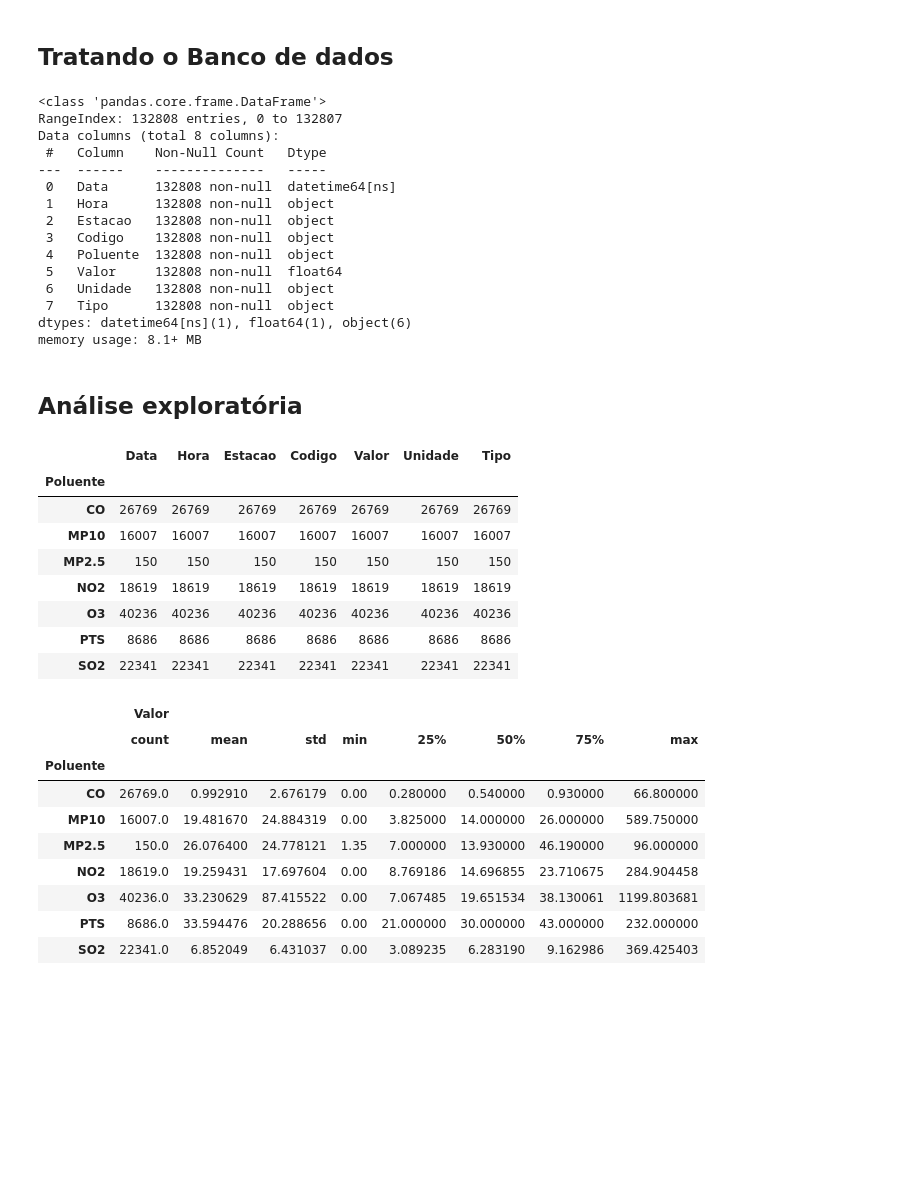
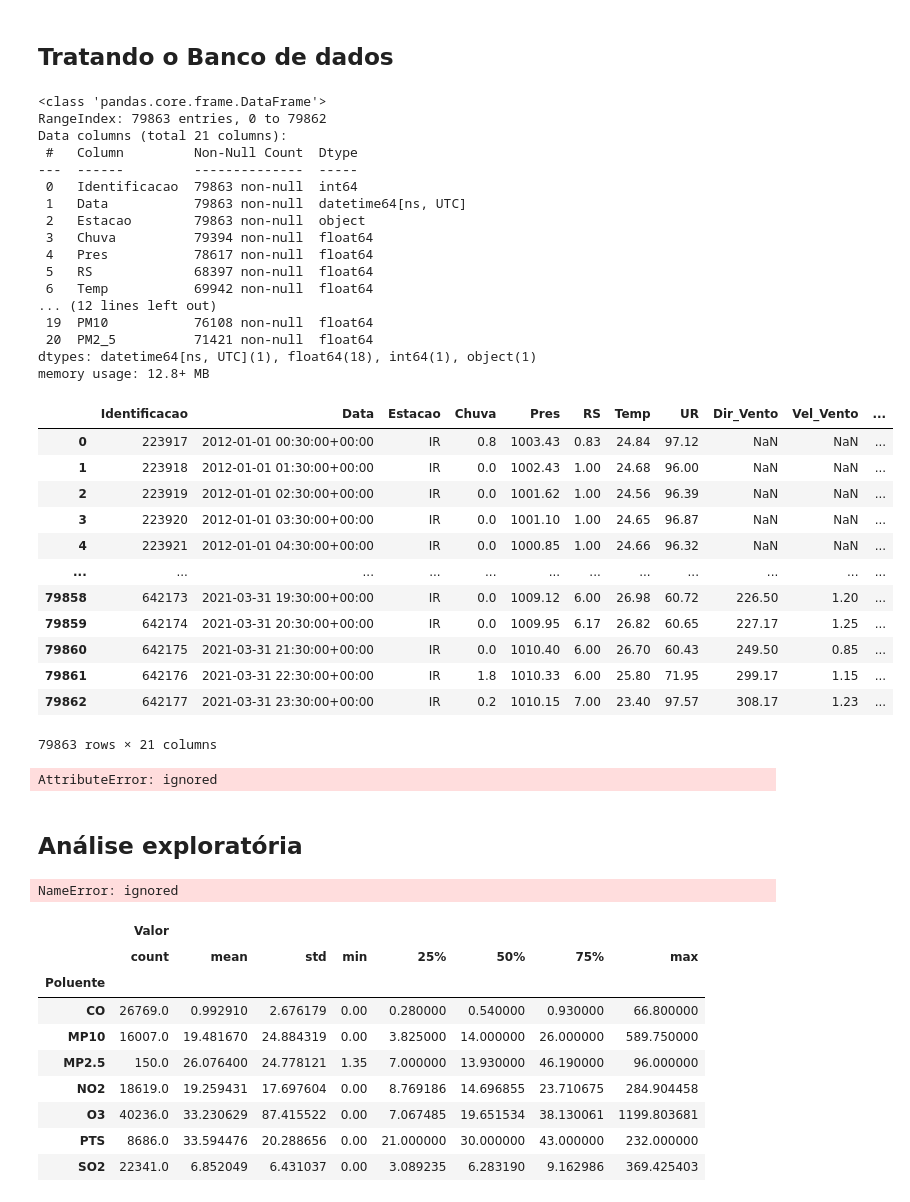
Before and after one commit to Luciahelenasantos/POS_GRADUACAO_PUC, a Jupyter notebook: MVP/Projeto_Split1a.ipynb, the cells around one changed output. Saved outputs shown, nothing was run; the diff lists cells and outputs as text; code cells hidden in the pictures; blank space fills up the shorter version.

```diff
--- a/MVP/Projeto_Split1a.ipynb
+++ b/MVP/Projeto_Split1a.ipynb
@@ -21,4 +21,4 @@ os.chdir('/content/drive/My Drive/')
 # %% [output]
 Mounted at /content/drive
 # %%
-dadoar = pd.read_csv('dados/2020RJ1RIO.csv', delimiter = ';')
+dadoarIR = pd.read_csv('dados/EstacaoIR20122021.csv', delimiter = ';')
@@ -64,4 +68,4 @@ print(dadoar)
 ## Tratando o Banco de dados
 # %%
 # Alterando o atributo Data de str para formato data
-dadoar['Data'] = pd.to_datetime(dadoar['Data'])
+dadoarIR['Data'] = pd.to_datetime(dadoarIR['Data'])
@@ -71,44 +72,57 @@ dadoar['Hora'] = pd.to_datetime(dadoar['Hora'],format= '%H:%M').dt.time
 # %%
-dadoar.info()
+dadoarIR.info()
 # %% [output]
 <class 'pandas.core.frame.DataFrame'>
-RangeIndex: 132808 entries, 0 to 132807
-Data columns (total 8 columns):
- #   Column    Non-Null Count   Dtype
----  ------    --------------   -----
- 0   Data      132808 non-null  datetime64[ns]
- 1   Hora      132808 non-null  object
- 2   Estacao   132808 non-null  object
- 3   Codigo    132808 non-null  object
- 4   Poluente  132808 non-null  object
- 5   Valor     132808 non-null  float64
- 6   Unidade   132808 non-null  object
- 7   Tipo      132808 non-null  object
-dtypes: datetime64[ns](1), float64(1), object(6)
-memory usage: 8.1+ MB
+RangeIndex: 79863 entries, 0 to 79862
+Data columns (total 21 columns):
+ #   Column         Non-Null Count  Dtype
+---  ------         --------------  -----
+ 0   Identificacao  79863 non-null  int64
+ 1   Data           79863 non-null  datetime64[ns, UTC]
+ 2   Estacao        79863 non-null  object
+ 3   Chuva          79394 non-null  float64
+ 4   Pres           78617 non-null  float64
+ 5   RS             68397 non-null  float64
+ 6   Temp           69942 non-null  float64
+... (12 lines left out)
+ 19  PM10           76108 non-null  float64
+ 20  PM2_5          71421 non-null  float64
+dtypes: datetime64[ns, UTC](1), float64(18), int64(1), object(1)
+memory usage: 12.8+ MB
+# %%
+dadoarIR
+# %% [output]
+|  | Identificacao | Data | Estacao | Chuva | Pres | RS | Temp | UR | Dir_Vento | Vel_Vento | ... |
+| 0 | 223917 | 2012-01-01 00:30:00+00:00 | IR | 0.8 | 1003.43 | 0.83 | 24.84 | 97.12 | NaN | NaN | ... |
+| 1 | 223918 | 2012-01-01 01:30:00+00:00 | IR | 0.0 | 1002.43 | 1.00 | 24.68 | 96.00 | NaN | NaN | ... |
+| 2 | 223919 | 2012-01-01 02:30:00+00:00 | IR | 0.0 | 1001.62 | 1.00 | 24.56 | 96.39 | NaN | NaN | ... |
+| 3 | 223920 | 2012-01-01 03:30:00+00:00 | IR | 0.0 | 1001.10 | 1.00 | 24.65 | 96.87 | NaN | NaN | ... |
+| 4 | 223921 | 2012-01-01 04:30:00+00:00 | IR | 0.0 | 1000.85 | 1.00 | 24.66 | 96.32 | NaN | NaN | ... |
+| ... | ... | ... | ... | ... | ... | ... | ... | ... | ... | ... | ... |
+| 79858 | 642173 | 2021-03-31 19:30:00+00:00 | IR | 0.0 | 1009.12 | 6.00 | 26.98 | 60.72 | 226.50 | 1.20 | ... |
+| 79859 | 642174 | 2021-03-31 20:30:00+00:00 | IR | 0.0 | 1009.95 | 6.17 | 26.82 | 60.65 | 227.17 | 1.25 | ... |
+| 79860 | 642175 | 2021-03-31 21:30:00+00:00 | IR | 0.0 | 1010.40 | 6.00 | 26.70 | 60.43 | 249.50 | 0.85 | ... |
+| 79861 | 642176 | 2021-03-31 22:30:00+00:00 | IR | 1.8 | 1010.33 | 6.00 | 25.80 | 71.95 | 299.17 | 1.15 | ... |
+| 79862 | 642177 | 2021-03-31 23:30:00+00:00 | IR | 0.2 | 1010.15 | 7.00 | 23.40 | 97.57 | 308.17 | 1.23 | ... |
+79863 rows × 21 columns
 # %%
 # criando os campos ano, mês e dia que servirão de filtros
 # Acessando os atributos da DAta
-dadoar['Ano'] = dadoar['Data'].year
+Ano = dadoarIR['Data'].year
 #dadoar[Mes] = Data.month
 #dadoar[Dia] = Data.day
+#hora = dt.hour
+# %% [output]
+AttributeError: ignored
 # %%
 dadoar
 # %% [markdown]
 ## Análise exploratória
 # %%
 # exibindo a quantidade de linhas por coluna
-dadoar.groupby('Poluente').count()
+dadoarIR.groupby('Poluente').count()
 # %% [output]
-|  | Data | Hora | Estacao | Codigo | Valor | Unidade | Tipo |
-| Poluente |  |  |  |  |  |  |  |
-| CO | 26769 | 26769 | 26769 | 26769 | 26769 | 26769 | 26769 |
-| MP10 | 16007 | 16007 | 16007 | 16007 | 16007 | 16007 | 16007 |
-| MP2.5 | 150 | 150 | 150 | 150 | 150 | 150 | 150 |
-| NO2 | 18619 | 18619 | 18619 | 18619 | 18619 | 18619 | 18619 |
-| O3 | 40236 | 40236 | 40236 | 40236 | 40236 | 40236 | 40236 |
-| PTS | 8686 | 8686 | 8686 | 8686 | 8686 | 8686 | 8686 |
-| SO2 | 22341 | 22341 | 22341 | 22341 | 22341 | 22341 | 22341 |
+NameError: ignored
 # %%
 # exibindo um sumário estatístico
 dadoar.groupby('Poluente'). describe()
```
Also changed, not shown: parts of 5 cells of this notebook.
